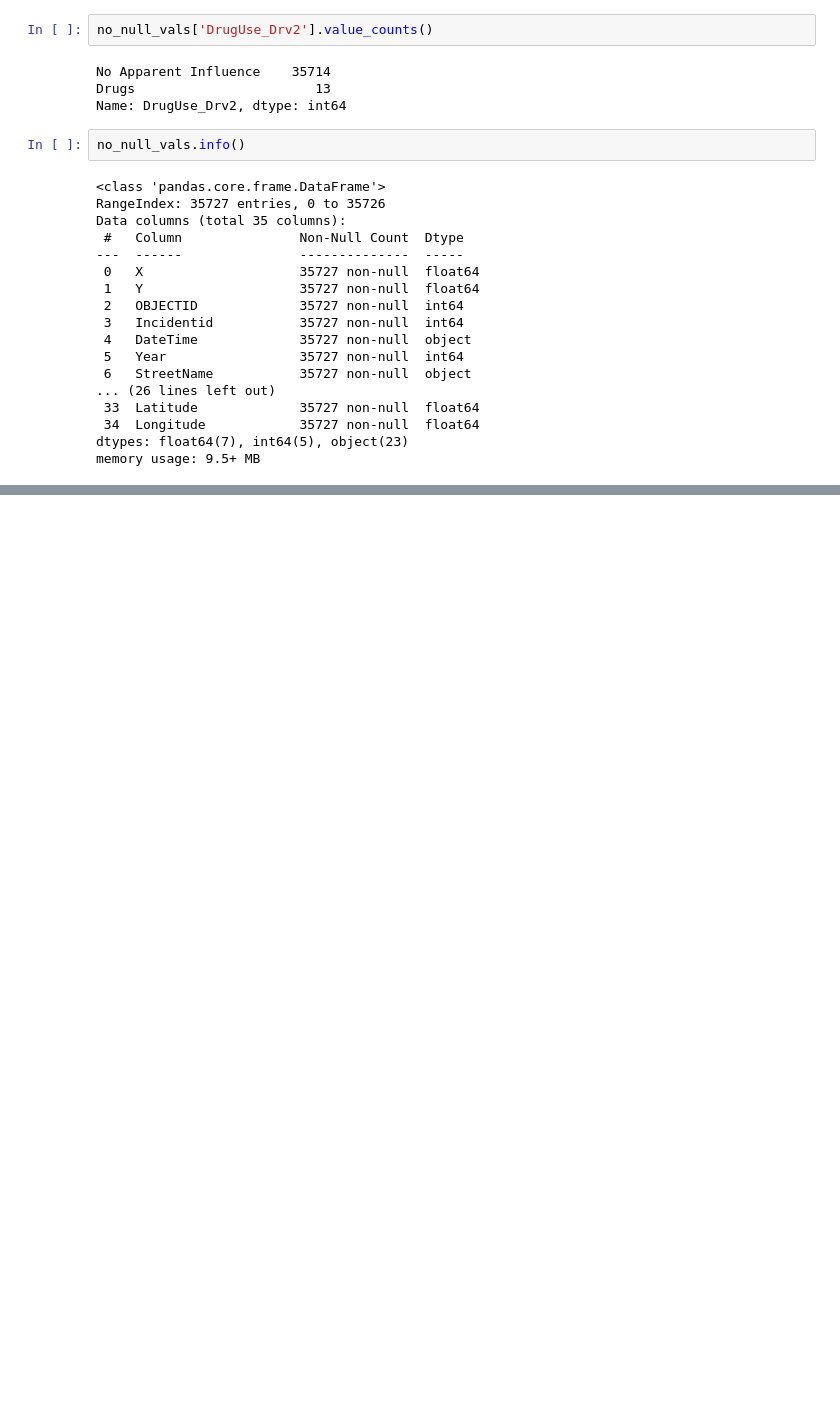
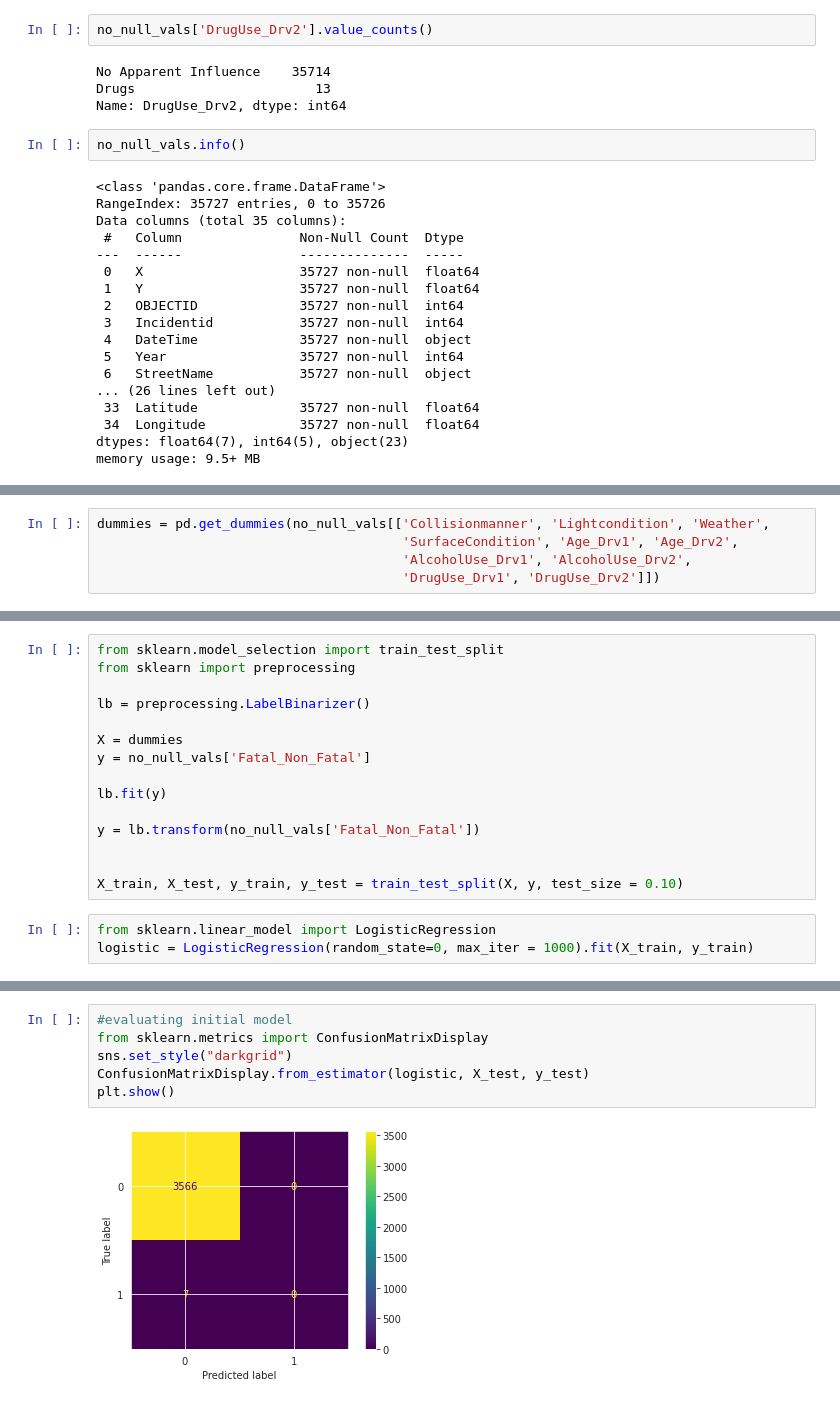
Before and after one commit to noahruiz416/Tempe_Traffic_Classification, a Jupyter notebook: Tempe_Traffic_Prototype.ipynb, the cells around one changed output, grey strips where cells are left out. Drawn from its saved outputs; the diff is of its cells as text; blank space fills up the shorter version.

Commit message:
Update prototype notebook, added EDA and began basic model exploration

```diff
--- a/Tempe_Traffic_Prototype.ipynb
+++ b/Tempe_Traffic_Prototype.ipynb
@@ -269,0 +261,5 @@ Name: Predictions, dtype: int64
+# %%
+dummies = pd.get_dummies(no_null_vals[['Collisionmanner', 'Lightcondition', 'Weather',
+                                       'SurfaceCondition', 'Age_Drv1', 'Age_Drv2',
+                                       'AlcoholUse_Drv1', 'AlcoholUse_Drv2',
+                                       'DrugUse_Drv1', 'DrugUse_Drv2']])
@@ -269,0 +271,18 @@ Name: Predictions, dtype: int64
+# %%
+from sklearn.model_selection import train_test_split
+from sklearn import preprocessing
+
+lb = preprocessing.LabelBinarizer()
+
+X = dummies
+y = no_null_vals['Fatal_Non_Fatal']
+
+lb.fit(y)
+
+y = lb.transform(no_null_vals['Fatal_Non_Fatal'])
+
+
+X_train, X_test, y_train, y_test = train_test_split(X, y, test_size = 0.10)
+# %%
+from sklearn.linear_model import LogisticRegression
+logistic = LogisticRegression(random_state=0, max_iter = 1000).fit(X_train, y_train)
@@ -269,0 +298,8 @@ Name: Predictions, dtype: int64
+# %%
+#evaluating initial model
+from sklearn.metrics import ConfusionMatrixDisplay
+sns.set_style("darkgrid")
+ConfusionMatrixDisplay.from_estimator(logistic, X_test, y_test)
+plt.show()
+# %% [output]
+[figure, added]
```
Also changed, not shown: parts of 20 cells of this notebook.
